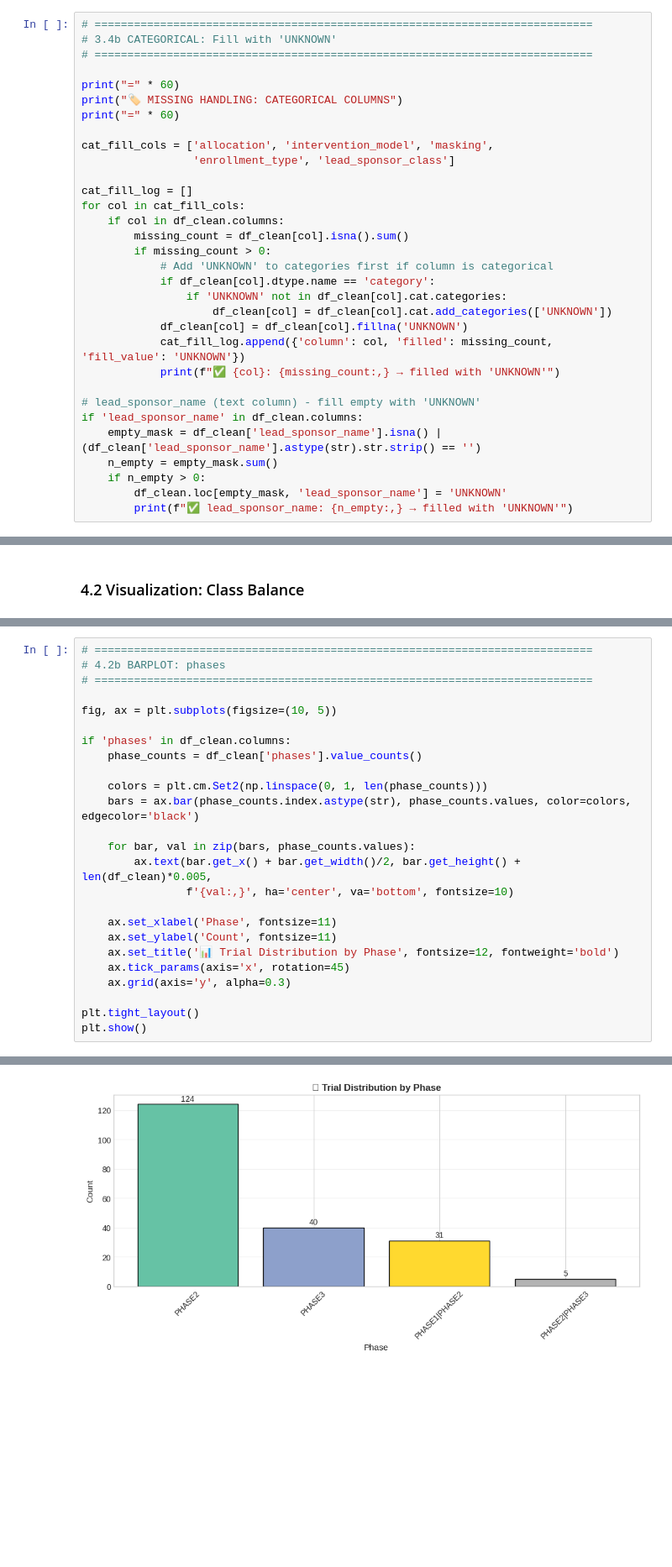
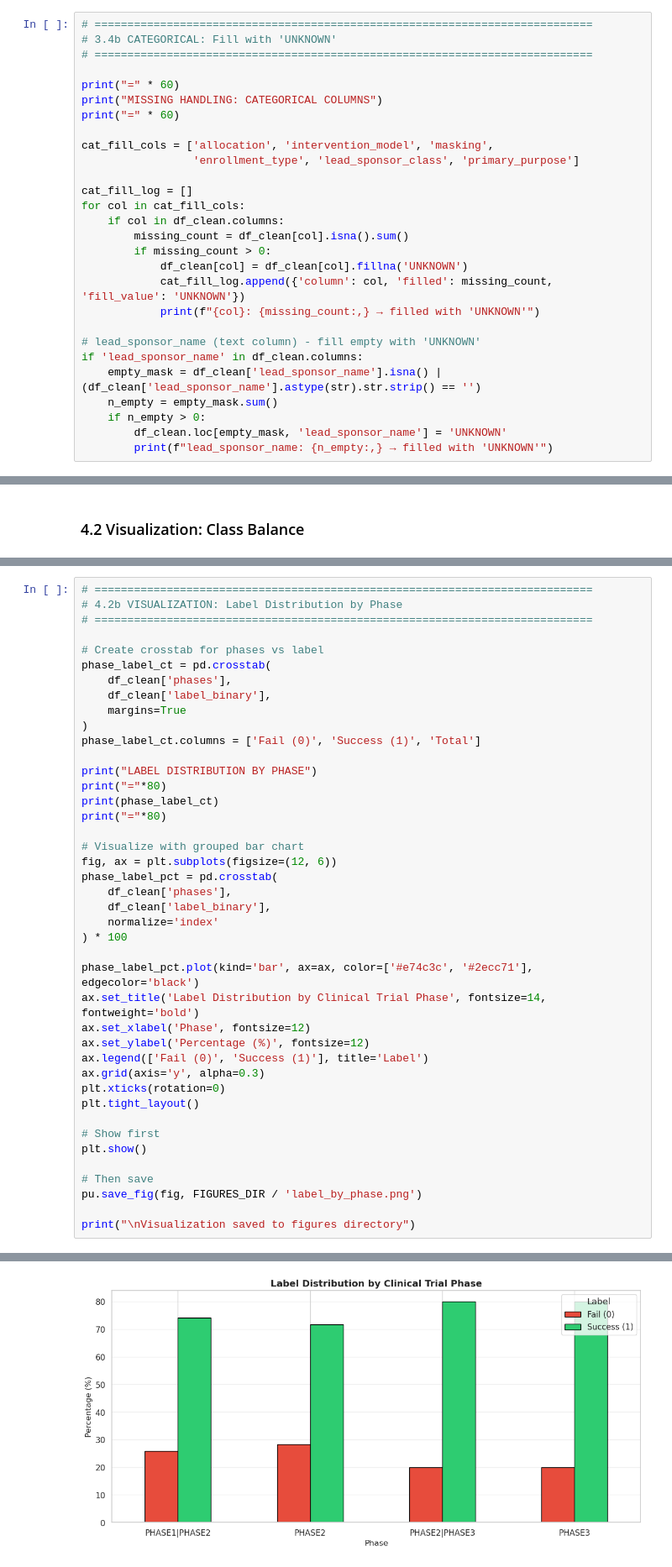
Before and after one commit to b28dbca4/Clinical-Trial-Failure-Prediction, a Jupyter notebook: notebooks/02_data_preprocessing.ipynb, the cells around one changed output, grey strips where cells are left out. Shown at 84% size. Cells and saved outputs as stored; diff of their text form; blank space fills up the shorter version.

```diff
--- a/notebooks/02_data_preprocessing.ipynb
+++ b/notebooks/02_data_preprocessing.ipynb
@@ -489,24 +478,20 @@ print(f"\n📊 enrollment_count after: {missing_after} missing")
 # ============================================================================
 
 print("=" * 60)
-print("🏷️ MISSING HANDLING: CATEGORICAL COLUMNS")
+print("MISSING HANDLING: CATEGORICAL COLUMNS")
 print("=" * 60)
 
 cat_fill_cols = ['allocation', 'intervention_model', 'masking',
-                 'enrollment_type', 'lead_sponsor_class']
+                 'enrollment_type', 'lead_sponsor_class', 'primary_purpose']
 
 cat_fill_log = []
 for col in cat_fill_cols:
     if col in df_clean.columns:
         missing_count = df_clean[col].isna().sum()
         if missing_count > 0:
-            # Add 'UNKNOWN' to categories first if column is categorical
-            if df_clean[col].dtype.name == 'category':
-                if 'UNKNOWN' not in df_clean[col].cat.categories:
-                    df_clean[col] = df_clean[col].cat.add_categories(['UNKNOWN'])
             df_clean[col] = df_clean[col].fillna('UNKNOWN')
             cat_fill_log.append({'column': col, 'filled': missing_count, 'fill_value': 'UNKNOWN'})
-            print(f"✅ {col}: {missing_count:,} → filled with 'UNKNOWN'")
+            print(f"{col}: {missing_count:,} → filled with 'UNKNOWN'")
 
 # lead_sponsor_name (text column) - fill empty with 'UNKNOWN'
 if 'lead_sponsor_name' in df_clean.columns:
@@ -514,6 +499,6 @@ if 'lead_sponsor_name' in df_clean.columns:
     n_empty = empty_mask.sum()
     if n_empty > 0:
         df_clean.loc[empty_mask, 'lead_sponsor_name'] = 'UNKNOWN'
-        print(f"✅ lead_sponsor_name: {n_empty:,} → filled with 'UNKNOWN'")
+        print(f"lead_sponsor_name: {n_empty:,} → filled with 'UNKNOWN'")
 # %% [output]
 ============================================================
@@ -763,26 +744,43 @@ print("💡 Recommendation: Use class weights or SMOTE during modeling")
 # %%
 # ============================================================================
-# 4.2b BARPLOT: phases
+# 4.2b VISUALIZATION: Label Distribution by Phase
 # ============================================================================
 
-fig, ax = plt.subplots(figsize=(10, 5))
+# Create crosstab for phases vs label
+phase_label_ct = pd.crosstab(
+    df_clean['phases'],
+    df_clean['label_binary'],
+    margins=True
+)
+phase_label_ct.columns = ['Fail (0)', 'Success (1)', 'Total']
 
-if 'phases' in df_clean.columns:
-    phase_counts = df_clean['phases'].value_counts()
+print("LABEL DISTRIBUTION BY PHASE")
+print("="*80)
+print(phase_label_ct)
+print("="*80)
 
-    colors = plt.cm.Set2(np.linspace(0, 1, len(phase_counts)))
-    bars = ax.bar(phase_counts.index.astype(str), phase_counts.values, color=colors, edgecolor='black')
+# Visualize with grouped bar chart
+fig, ax = plt.subplots(figsize=(12, 6))
+phase_label_pct = pd.crosstab(
+    df_clean['phases'],
+    df_clean['label_binary'],
+    normalize='index'
+) * 100
 
-    for bar, val in zip(bars, phase_counts.values):
-        ax.text(bar.get_x() + bar.get_width()/2, bar.get_height() + len(df_clean)*0.005,
-                f'{val:,}', ha='center', va='bottom', fontsize=10)
+phase_label_pct.plot(kind='bar', ax=ax, color=['#e74c3c', '#2ecc71'], edgecolor='black')
+ax.set_title('Label Distribution by Clinical Trial Phase', fontsize=14, fontweight='bold')
+ax.set_xlabel('Phase', fontsize=12)
+ax.set_ylabel('Percentage (%)', fontsize=12)
+ax.legend(['Fail (0)', 'Success (1)'], title='Label')
+ax.grid(axis='y', alpha=0.3)
+plt.xticks(rotation=0)
+plt.tight_layout()
 
-    ax.set_xlabel('Phase', fontsize=11)
-    ax.set_ylabel('Count', fontsize=11)
-    ax.set_title('📊 Trial Distribution by Phase', fontsize=12, fontweight='bold')
-    ax.tick_params(axis='x', rotation=45)
-    ax.grid(axis='y', alpha=0.3)
+# Show first
+plt.show()
 
-plt.tight_layout()
-plt.show()
+# Then save
+pu.save_fig(fig, FIGURES_DIR / 'label_by_phase.png')
+
+print("\nVisualization saved to figures directory")
 # %% [output]
@@ -789 +797 @@ plt.show()
-[figure, old version]
+[figure, new version]
```
Also changed, not shown: parts of 47 cells of this notebook, 6 other files.
